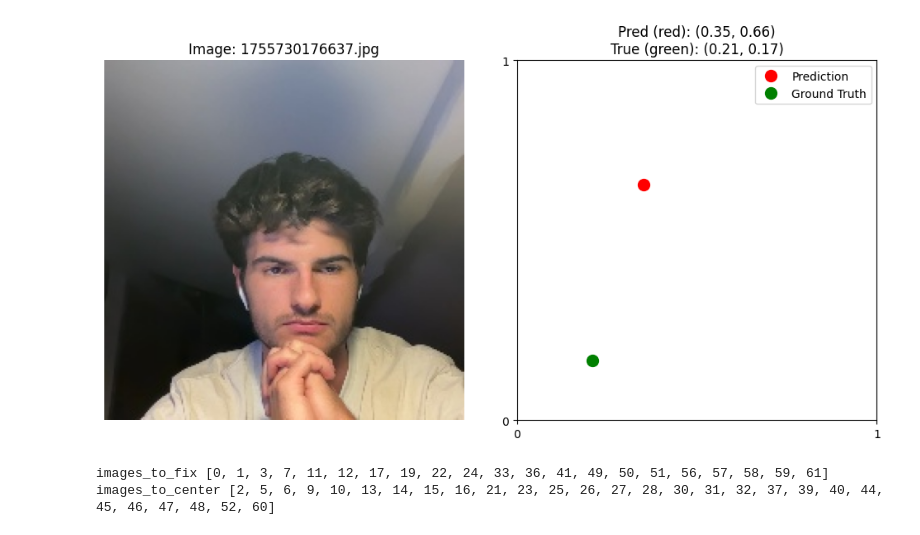
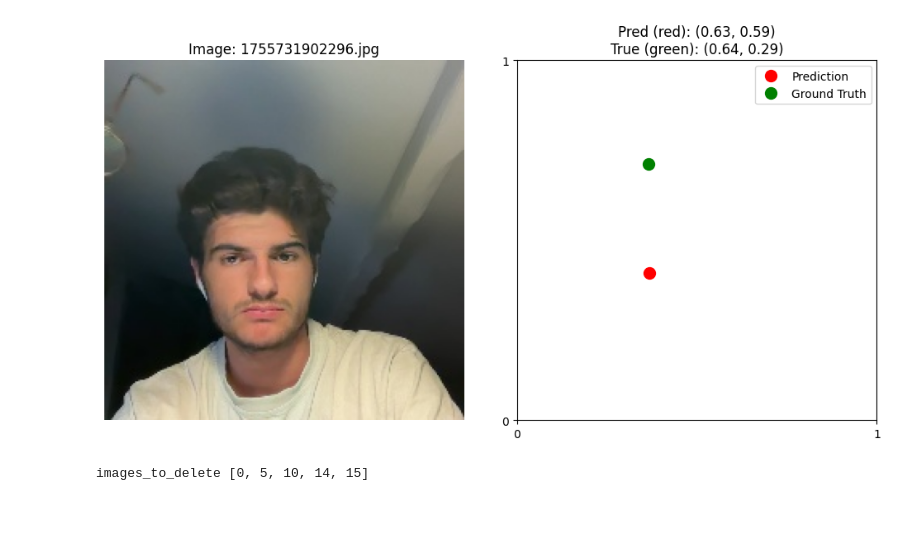
Before and after one commit to eliottvalette/Eye-Tracker, a Jupyter notebook: dataset_fix.ipynb, the cells around one changed output. Drawn from its saved outputs; the diff is of its cells as text; code cells hidden in the pictures.

```diff
--- a/dataset_fix.ipynb
+++ b/dataset_fix.ipynb
@@ -36,8 +36,8 @@ def display_image_with_preds(idx):
     axs[0].axis('off')
 
     # Show prediction and ground truth on the right
-    axs[1].plot(pred_x, pred_y, 'ro', label='Prediction', markersize=10)
-    axs[1].plot(true_x, true_y, 'go', label='Ground Truth', markersize=10)
+    axs[1].plot(1 - pred_x, 1 - pred_y, 'ro', label='Prediction', markersize=10)
+    axs[1].plot(1 - true_x, 1 - true_y, 'go', label='Ground Truth', markersize=10)
     axs[1].set_xlim(0, 1)
     axs[1].set_ylim(0, 1)
     axs[1].set_aspect('equal', adjustable='box')
@@ -49,24 +49,21 @@ def display_image_with_preds(idx):
     plt.tight_layout()
     plt.show()
 # %%
-images_to_fix = []
-images_to_center = []
+images_to_delete = []
 
 idx = 0
 while True:
     display_image_with_preds(idx)
 
-    choice = input("f (false) / c (center) / n (next) / q (quit)")
-    if choice == "f":
-        images_to_fix.append(idx)
-    elif choice == "c":
-        images_to_center.append(idx)
+    choice = input("d (delete) / s (skip) / q (quit)")
+    if choice == "d":
+        images_to_delete.append(idx)
     elif choice == "q":
         break
 
     idx += 1
 
     # Nettoyer l'affichage précédent
     clear_output(wait=True)
 # %% [output]
-[figure, old version]
+[figure, new version]
@@ -76,7 +70,5 @@ images_to_center = [2, 5, 6, 9, 10, 13, 14, 15, 16, 21, 23, 25, 26, 27, 28, 30,
 # %%
-print('images_to_fix', images_to_fix)
-print('images_to_center', images_to_center)
+print('images_to_delete', images_to_delete)
 # %% [output]
-images_to_fix [0, 1, 3, 7, 11, 12, 17, 19, 22, 24, 33, 36, 41, 49, 50, 51, 56, 57, 58, 59, 61]
-images_to_center [2, 5, 6, 9, 10, 13, 14, 15, 16, 21, 23, 25, 26, 27, 28, 30, 31, 32, 37, 39, 40, 44, 45, 46, 47, 48, 52, 60]
+images_to_delete [0, 5, 10, 14, 15]
 # %%
```
Also changed, not shown: parts of 6 cells of this notebook, 11 other files.
